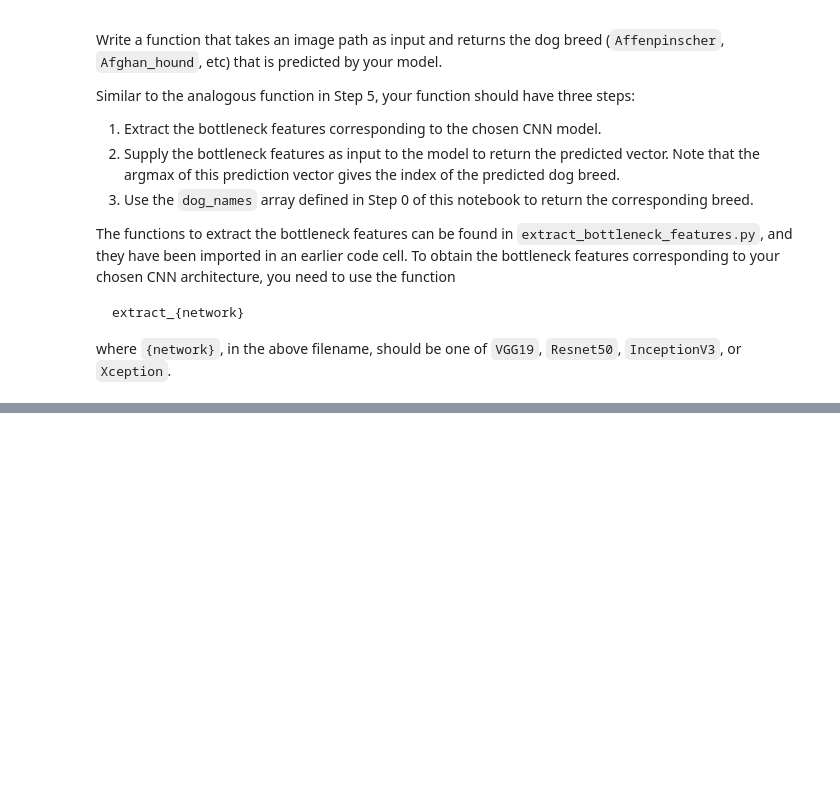
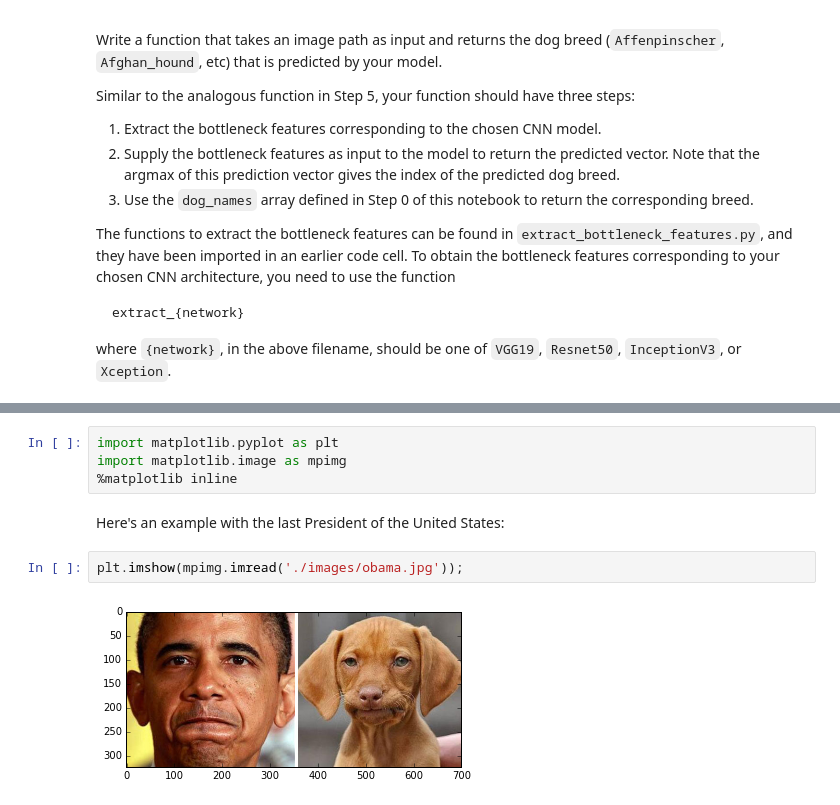
Before and after one commit to lmurtinho/dog-project, a Jupyter notebook: dog_app.ipynb, the cells around one changed output, grey strips where cells are left out. Drawn from its saved outputs; the diff is of its cells as text; blank space fills up the shorter version.

Commit message:
algorithm for human/dog detection and breed + images

```diff
--- a/dog_app.ipynb
+++ b/dog_app.ipynb
@@ -685,0 +739,10 @@ Some sample output for our algorithm is provided below, but feel free to design
+# %%
+import matplotlib.pyplot as plt
+import matplotlib.image as mpimg
+%matplotlib inline
+# %% [markdown]
+Here's an example with the last President of the United States:
+# %%
+plt.imshow(mpimg.imread('./images/obama.jpg'));
+# %% [output]
+[figure, added]
```
Also changed, not shown: parts of 11 cells of this notebook, 9 other files.
